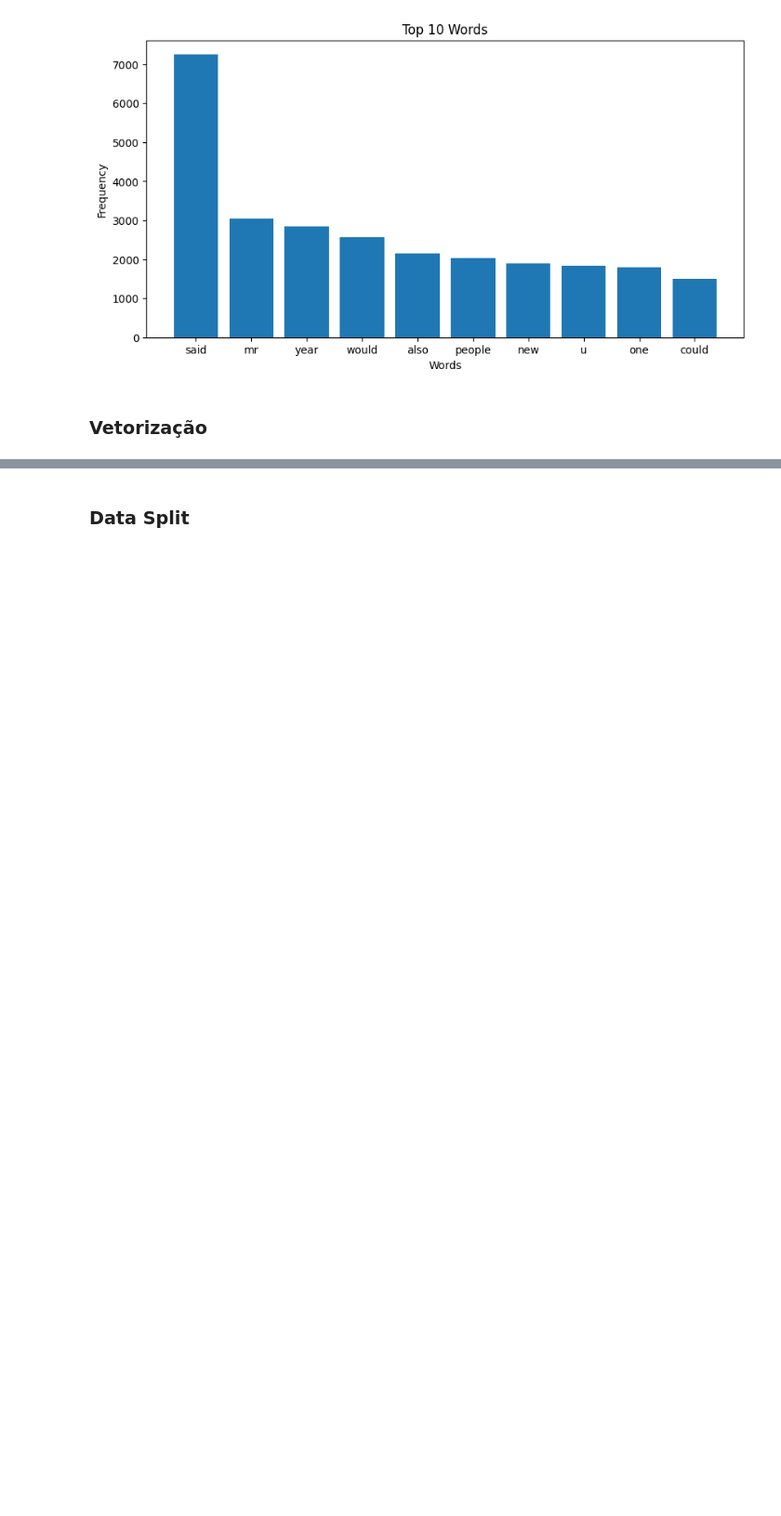
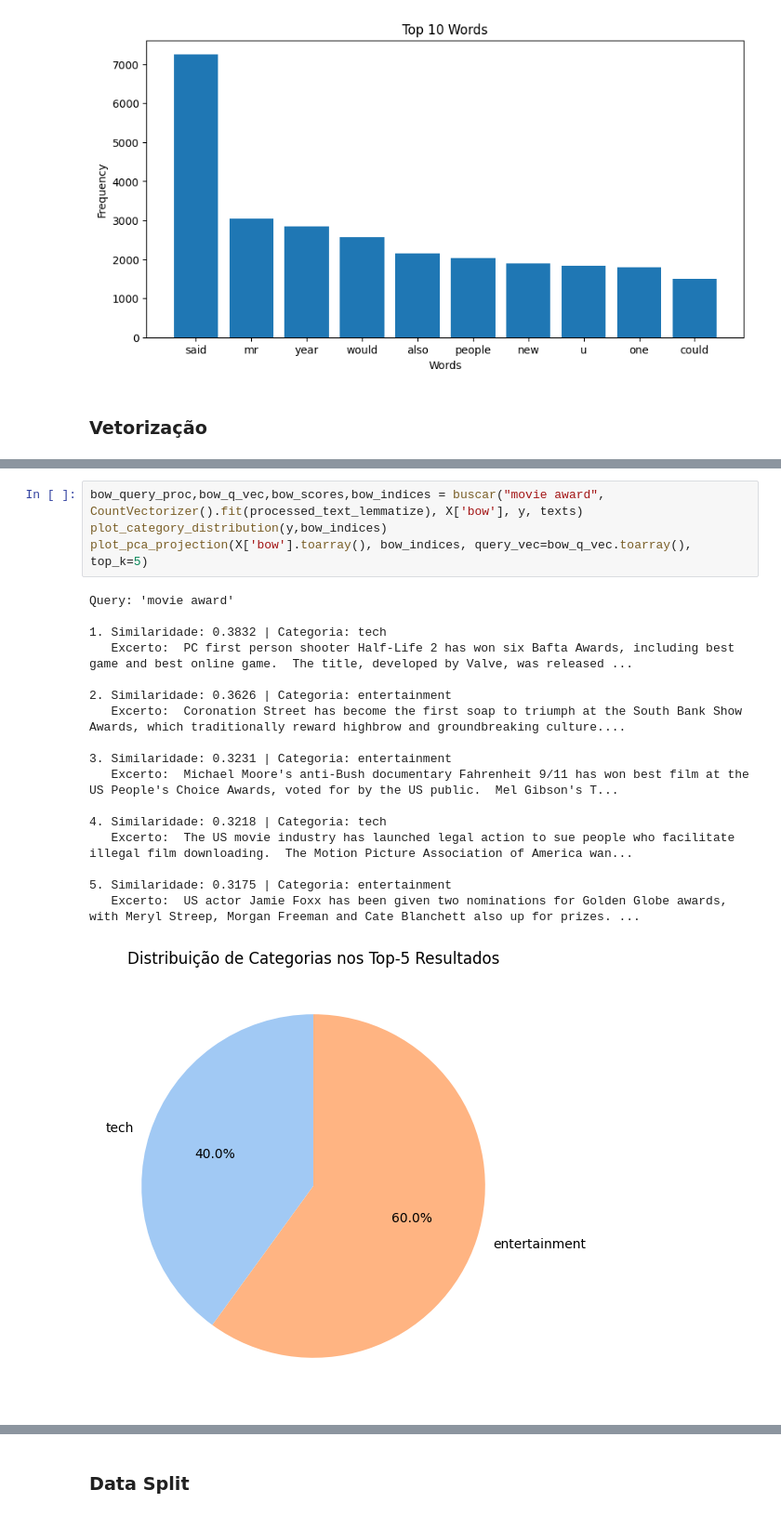
Before and after one commit to LMRocha/NLP_BBC-News-Classification, a Jupyter notebook: bbc_news_classification.ipynb, the cells around one changed output, grey strips where cells are left out. Shown at 93% size. Saved outputs shown, nothing was run; the diff lists cells and outputs as text; blank space fills up the shorter version.

```diff
--- a/bbc_news_classification.ipynb
+++ b/bbc_news_classification.ipynb
@@ -209,0 +306,22 @@ X = vectorizer.fit_transform(processed_texts)
+# %%
+bow_query_proc,bow_q_vec,bow_scores,bow_indices = buscar("movie award", CountVectorizer().fit(processed_text_lemmatize), X['bow'], y, texts)
+plot_category_distribution(y,bow_indices)
+plot_pca_projection(X['bow'].toarray(), bow_indices, query_vec=bow_q_vec.toarray(), top_k=5)
+# %% [output]
+Query: 'movie award'
+
+1. Similaridade: 0.3832 | Categoria: tech
+   Excerto:  PC first person shooter Half-Life 2 has won six Bafta Awards, including best game and best online game.  The title, developed by Valve, was released ...
+
+2. Similaridade: 0.3626 | Categoria: entertainment
+   Excerto:  Coronation Street has become the first soap to triumph at the South Bank Show Awards, which traditionally reward highbrow and groundbreaking culture....
+
+3. Similaridade: 0.3231 | Categoria: entertainment
+   Excerto:  Michael Moore's anti-Bush documentary Fahrenheit 9/11 has won best film at the US People's Choice Awards, voted for by the US public.  Mel Gibson's T...
+
+4. Similaridade: 0.3218 | Categoria: tech
+   Excerto:  The US movie industry has launched legal action to sue people who facilitate illegal film downloading.  The Motion Picture Association of America wan...
+
+5. Similaridade: 0.3175 | Categoria: entertainment
+   Excerto:  US actor Jamie Foxx has been given two nominations for Golden Globe awards, with Meryl Streep, Morgan Freeman and Cate Blanchett also up for prizes. ...
+[figure, added]
```
Also changed, not shown: parts of 19 cells of this notebook.
